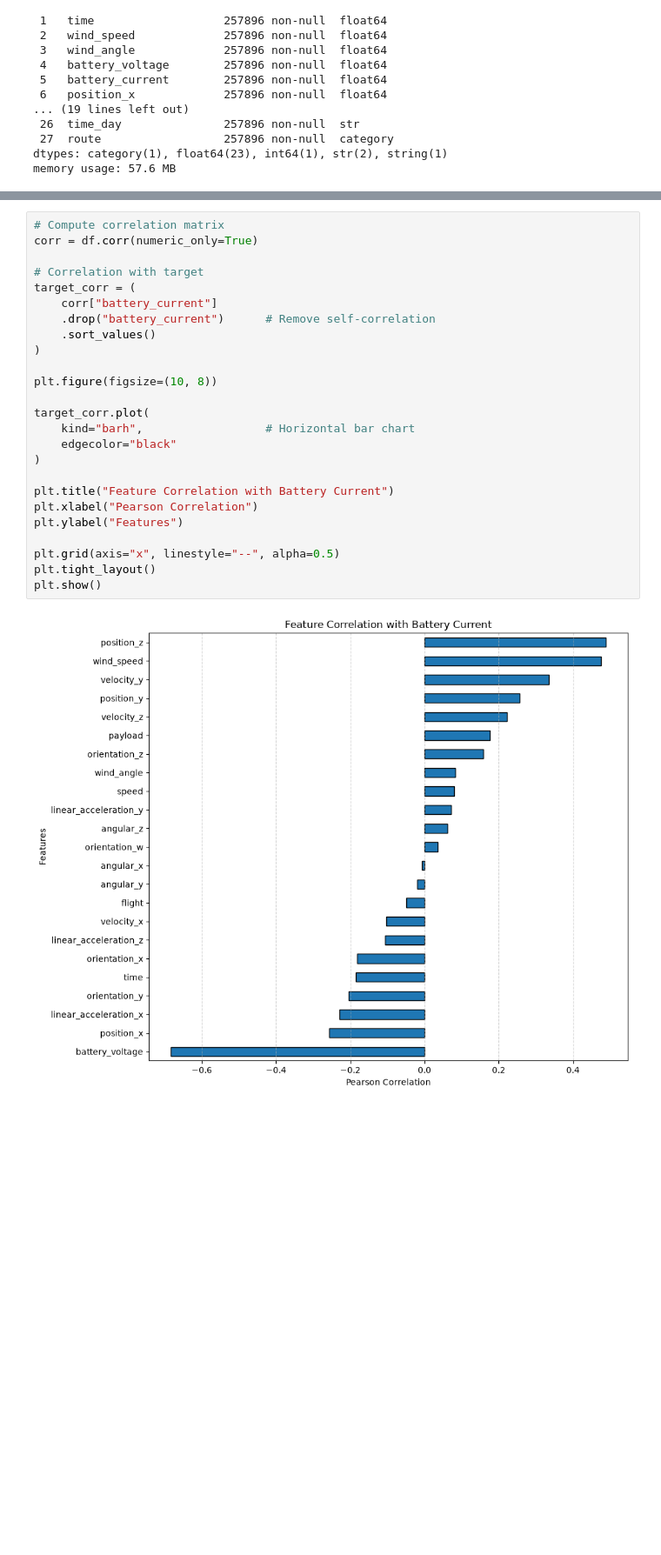
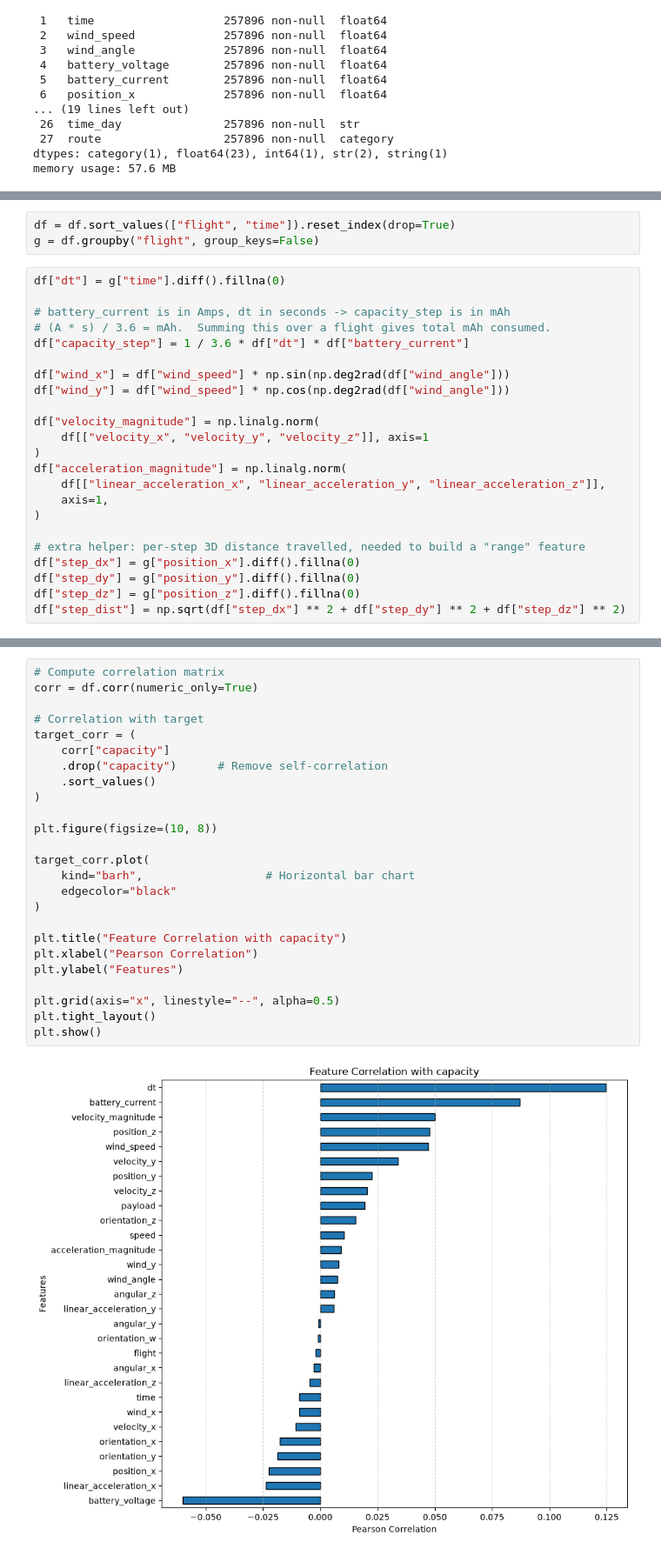
Before and after one commit to luunguyentankhai/Drone-Power-predict, a Jupyter notebook: eda/stat.ipynb, the cells around one changed output, grey strips where cells are left out. Shown at 87% size. Saved outputs shown, nothing was run; the diff lists cells and outputs as text; blank space fills up the shorter version.

```diff
--- a/eda/stat.ipynb
+++ b/eda/stat.ipynb
@@ -50,0 +87,26 @@ memory usage: 57.6 MB
+# %%
+df = df.sort_values(["flight", "time"]).reset_index(drop=True)
+g = df.groupby("flight", group_keys=False)
+# %%
+df["dt"] = g["time"].diff().fillna(0)
+
+# battery_current is in Amps, dt in seconds -> capacity_step is in mAh
+# (A * s) / 3.6 = mAh.  Summing this over a flight gives total mAh consumed.
+df["capacity_step"] = 1 / 3.6 * df["dt"] * df["battery_current"]
+
+df["wind_x"] = df["wind_speed"] * np.sin(np.deg2rad(df["wind_angle"]))
+df["wind_y"] = df["wind_speed"] * np.cos(np.deg2rad(df["wind_angle"]))
+
+df["velocity_magnitude"] = np.linalg.norm(
+    df[["velocity_x", "velocity_y", "velocity_z"]], axis=1
+)
+df["acceleration_magnitude"] = np.linalg.norm(
+    df[["linear_acceleration_x", "linear_acceleration_y", "linear_acceleration_z"]],
+    axis=1,
+)
+
+# extra helper: per-step 3D distance travelled, needed to build a "range" feature
+df["step_dx"] = g["position_x"].diff().fillna(0)
+df["step_dy"] = g["position_y"].diff().fillna(0)
+df["step_dz"] = g["position_z"].diff().fillna(0)
+df["step_dist"] = np.sqrt(df["step_dx"] ** 2 + df["step_dy"] ** 2 + df["step_dz"] ** 2)
@@ -51,27 +157,27 @@ memory usage: 57.6 MB
 # %%
 # Compute correlation matrix
 corr = df.corr(numeric_only=True)
 
 # Correlation with target
 target_corr = (
-    corr["battery_current"]
-    .drop("battery_current")      # Remove self-correlation
+    corr["capacity"]
+    .drop("capacity")      # Remove self-correlation
     .sort_values()
 )
 
 plt.figure(figsize=(10, 8))
 
 target_corr.plot(
     kind="barh",                  # Horizontal bar chart
     edgecolor="black"
 )
 
-plt.title("Feature Correlation with Battery Current")
+plt.title("Feature Correlation with capacity")
 plt.xlabel("Pearson Correlation")
 plt.ylabel("Features")
 
 plt.grid(axis="x", linestyle="--", alpha=0.5)
 plt.tight_layout()
 plt.show()
 # %% [output]
-[figure, old version]
+[figure, new version]
```
Also changed, not shown: parts of 18 cells of this notebook, 2 other files.
